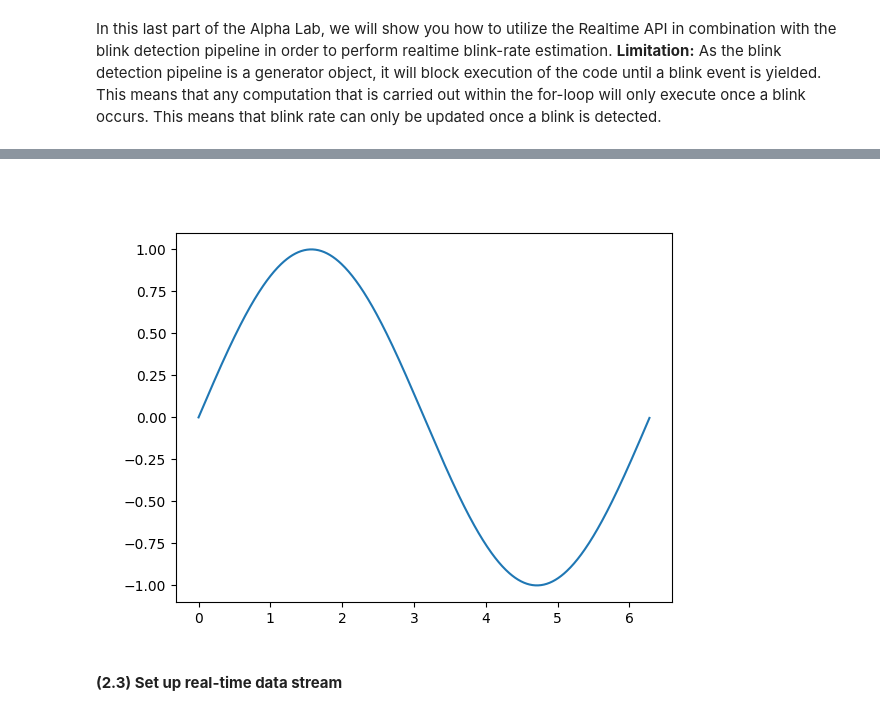
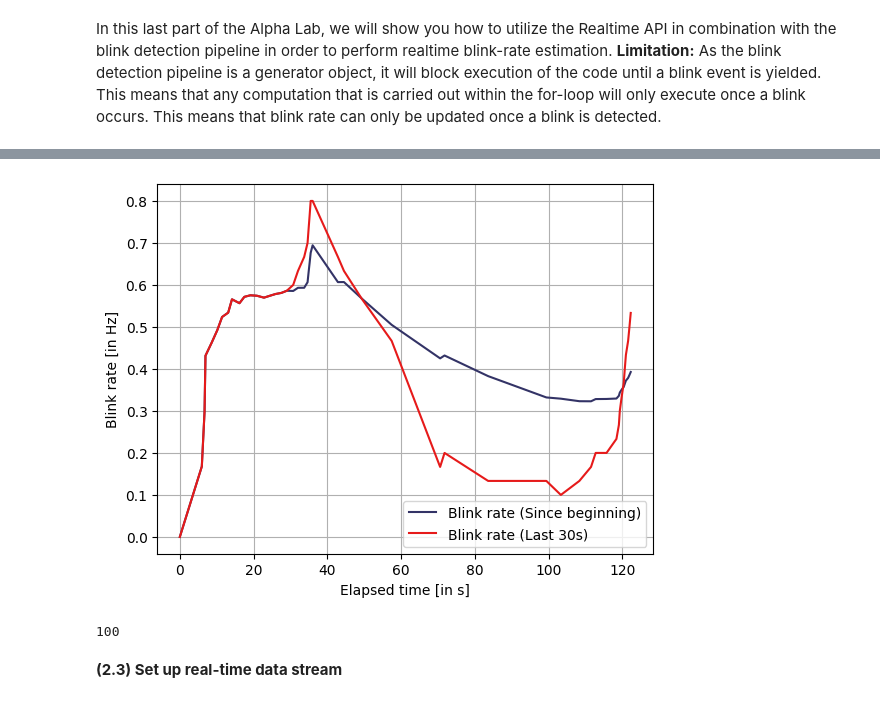
Before and after one commit to pupil-labs/real-time-blink-detection, a Jupyter notebook: blink_detection.ipynb, the cells around one changed output, grey strips where cells are left out. Cells and saved outputs as stored; diff of their text form; code cells hidden in the pictures.

Commit message:
refractor blink rate code

```diff
--- a/blink_detection.ipynb
+++ b/blink_detection.ipynb
@@ -88,8 +113,9 @@ Next, we need to setup the real time API. We use Python's *asyncio* to implement
 # %%
 nest_asyncio.apply()
 # %%
-devices = discover_devices(5)
-device = next(d for d in devices if "tom" in d.phone_name.lower())
+# devices = discover_devices(20)
+# device = next(d for d in devices if "tom" in d.phone_name.lower())
+device = discover_one_device()
 # %% [markdown]
 Printing the device name and its IP helps to make sure that the discovered device is indeed <br>
 the device you would like to connect with.
@@ -212,21 +172,41 @@ KeyboardInterrupt:
-# %%
-%matplotlib ipympl
-import numpy as np
-import matplotlib.pyplot as plt
-import matplotlib.animation as animation
-
-
-
-def animate(i):
-    line.set_ydata(np.sin(x + i / 100))  # update the data.
-    return line,
-
-ani = animation.FuncAnimation(
-    fig, animate, init_func=init, interval=2, blit=True, save_count=50)
-
-plt.show()
-# %% [output]
-[figure, removed]
+# %%
+# we need to re-initialize the streams as the previous ones have been exhausted
+left_images, right_images, timestamps = stream_images_and_timestamps(
+    device, is_neon=True
+)
+
+# let's keep track of the last 100 blinks
+blink_times = np.zeros(100)
+blink_rate_tot = np.zeros(100)
+blink_rate_30s = np.zeros(100)
+
+blink_counter = 0
+starting_time = time.time()
+
+for blink_events in blink_detection_pipeline(left_images, right_images, timestamps):
+    blink_counter += 1
+
+    elapsed_time = blink_events.start_time / 1e9 - starting_time
+
+    blink_times = update_array(blink_times, elapsed_time)
+
+    blink_rate_tot = update_array(
+        blink_rate_tot, compute_blink_rate(blink_counter, elapsed_time)
+    )
+
+    blink_counter_last_30s = np.sum(blink_times > max(blink_times[0] - 30, 0))
+
+    blink_rate_30s = update_array(
+        blink_rate_30s, blink_counter_last_30s / min(30, blink_times[0])
+    )
+
+    plot_blink_rate(blink_times, blink_rate_tot, blink_rate_30s)
+# %% [output]
+[figure, added]
+# %%
+blink_times
+# %% [output]
+100
 # %% [markdown]
 **(2.3) Set up real-time data stream**
 # %%
```
Also changed, not shown: parts of 6 cells of this notebook, 1 other file.
